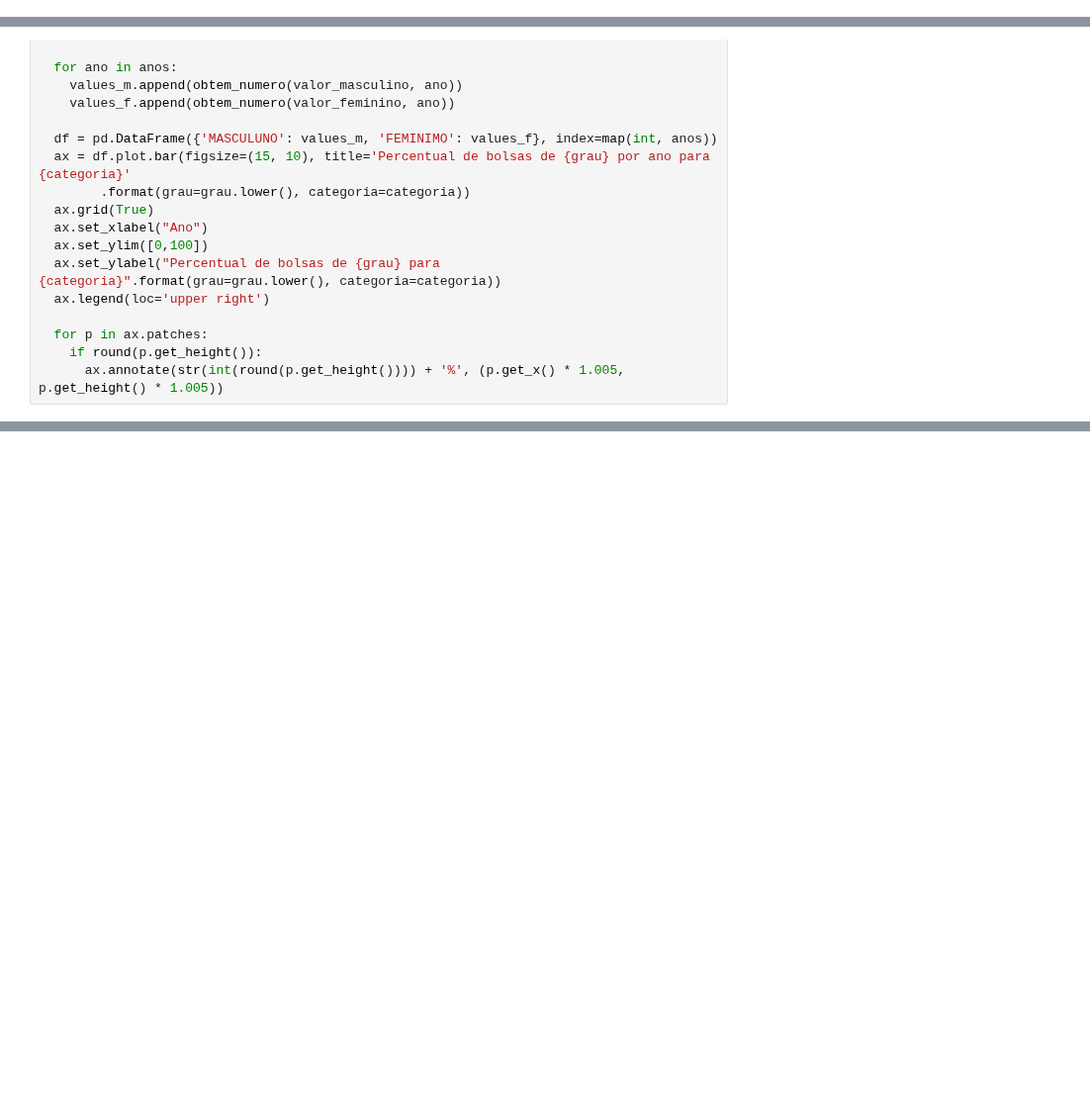
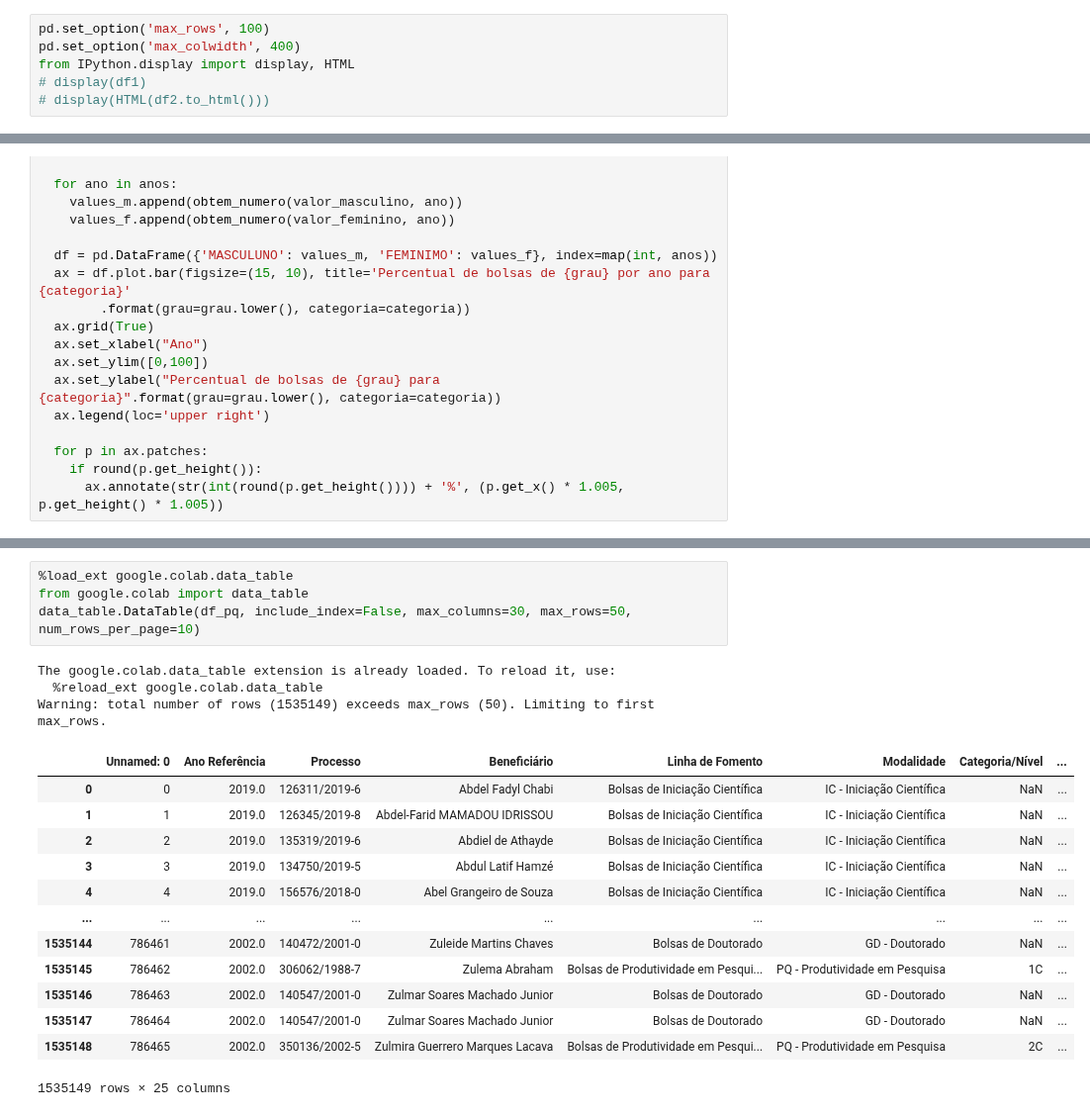
Before and after one commit to guilhermecgs/apdoac, a Jupyter notebook: apdoac.ipynb, the cells around one changed output, grey strips where cells are left out. Shown at 99% size. Cells and saved outputs as stored; diff of their text form; blank space fills up the shorter version.

```diff
--- a/apdoac.ipynb
+++ b/apdoac.ipynb
@@ -120,3 +122,9 @@ df_docentes = concat('docente/*.xlsx')
+# %%
+pd.set_option('max_rows', 100)
+pd.set_option('max_colwidth', 400)
+from IPython.display import display, HTML
+# display(df1)
+# display(HTML(df2.to_html()))
 # %%
 def por_ano(df, grau='PQ - Produtividade em Pesquisa'):
 
@@ -191,3 +260,24 @@ def por_ano(df, grau='PQ - Produtividade em Pesquisa'):
+# %%
+%load_ext google.colab.data_table
+from google.colab import data_table
+data_table.DataTable(df_pq, include_index=False, max_columns=30, max_rows=50, num_rows_per_page=10)
+# %% [output]
+The google.colab.data_table extension is already loaded. To reload it, use:
+  %reload_ext google.colab.data_table
+Warning: total number of rows (1535149) exceeds max_rows (50). Limiting to first max_rows.
+|  | Unnamed: 0 | Ano Referência | Processo | Beneficiário | Linha de Fomento | Modalidade | Categoria/Nível | ... |
+| 0 | 0 | 2019.0 | 126311/2019-6 | Abdel Fadyl Chabi | Bolsas de Iniciação Científica | IC - Iniciação Científica | NaN | ... |
+| 1 | 1 | 2019.0 | 126345/2019-8 | Abdel-Farid MAMADOU IDRISSOU | Bolsas de Iniciação Científica | IC - Iniciação Científica | NaN | ... |
+| 2 | 2 | 2019.0 | 135319/2019-6 | Abdiel de Athayde | Bolsas de Iniciação Científica | IC - Iniciação Científica | NaN | ... |
+| 3 | 3 | 2019.0 | 134750/2019-5 | Abdul Latif Hamzé | Bolsas de Iniciação Científica | IC - Iniciação Científica | NaN | ... |
+| 4 | 4 | 2019.0 | 156576/2018-0 | Abel Grangeiro de Souza | Bolsas de Iniciação Científica | IC - Iniciação Científica | NaN | ... |
+| ... | ... | ... | ... | ... | ... | ... | ... | ... |
+| 1535144 | 786461 | 2002.0 | 140472/2001-0 | Zuleide Martins Chaves | Bolsas de Doutorado | GD - Doutorado | NaN | ... |
+| 1535145 | 786462 | 2002.0 | 306062/1988-7 | Zulema Abraham | Bolsas de Produtividade em Pesqui... | PQ - Produtividade em Pesquisa | 1C | ... |
+| 1535146 | 786463 | 2002.0 | 140547/2001-0 | Zulmar Soares Machado Junior | Bolsas de Doutorado | GD - Doutorado | NaN | ... |
+| 1535147 | 786464 | 2002.0 | 140547/2001-0 | Zulmar Soares Machado Junior | Bolsas de Doutorado | GD - Doutorado | NaN | ... |
+| 1535148 | 786465 | 2002.0 | 350136/2002-5 | Zulmira Guerrero Marques Lacava | Bolsas de Produtividade em Pesqui... | PQ - Produtividade em Pesquisa | 2C | ... |
+1535149 rows × 25 columns
 # %%
 def por_curso(df, grau='PQ - Produtividade em Pesquisa'):
 
```
Also changed, not shown: parts of 10 cells of this notebook.
